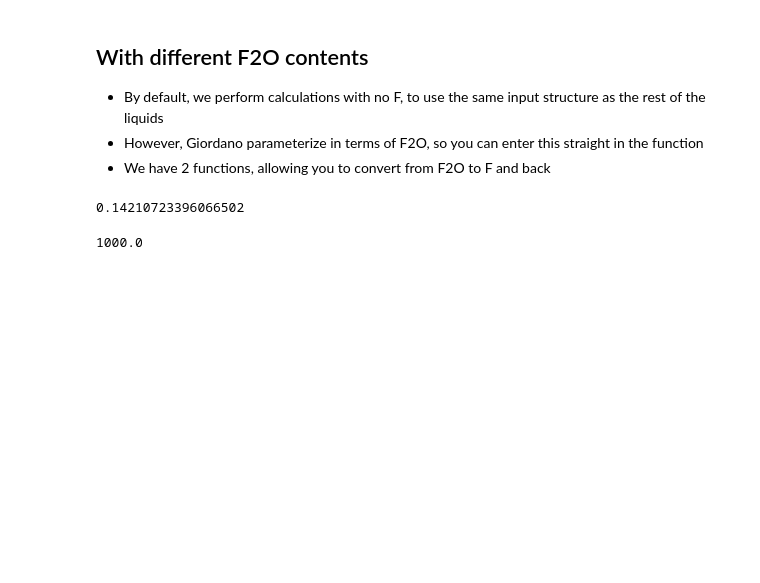
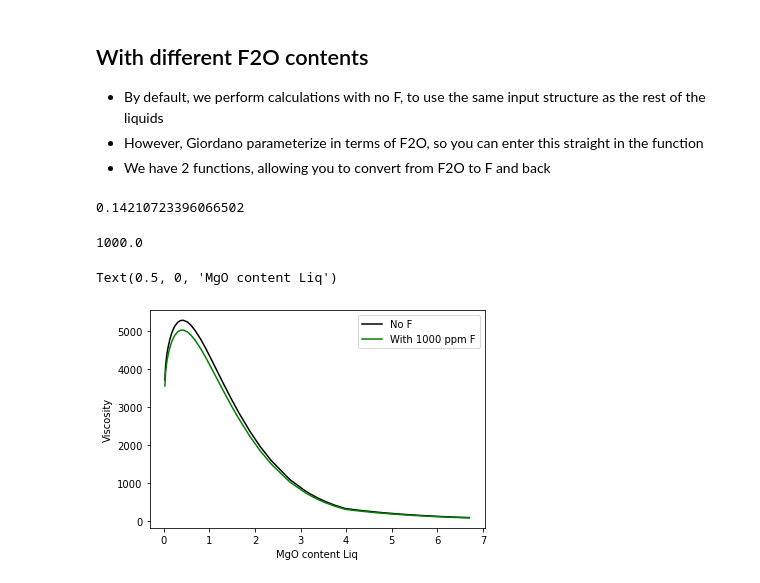
Before and after one commit to PennyWieser/Thermobar, a Jupyter notebook: docs/Examples/Other_features/viscosity.ipynb, the cells around one changed output. Drawn from its saved outputs; the diff is of its cells as text; code cells hidden in the pictures; blank space fills up the shorter version.

```diff
--- a/docs/Examples/Other_features/viscosity.ipynb
+++ b/docs/Examples/Other_features/viscosity.ipynb
@@ -66,0 +48,13 @@ def convert_F_to_F2O(F_ppm=None):
+# %%
+WithF=pt.calculate_viscosity_giordano_2008(liq_comps=Liqs2,
+                                    T=Liqs_input2['Temp HT1987_K'],
+                                     F2O_content=F2O_calc)
+# %%
+plt.plot( Melts_Vis_HT['MgO_Liq'], Melts_Vis_HT['n_melt'], '-k', label='No F')
+plt.plot( WithF['MgO_Liq'], WithF['n_melt'], '-g', label='With 1000 ppm F')
+plt.legend()
+plt.ylabel('Viscosity')
+plt.xlabel('MgO content Liq')
+# %% [output]
+Text(0.5, 0, 'MgO content Liq')
+[figure, added]
```
Also changed, not shown: parts of 4 cells of this notebook, 3 other files.
